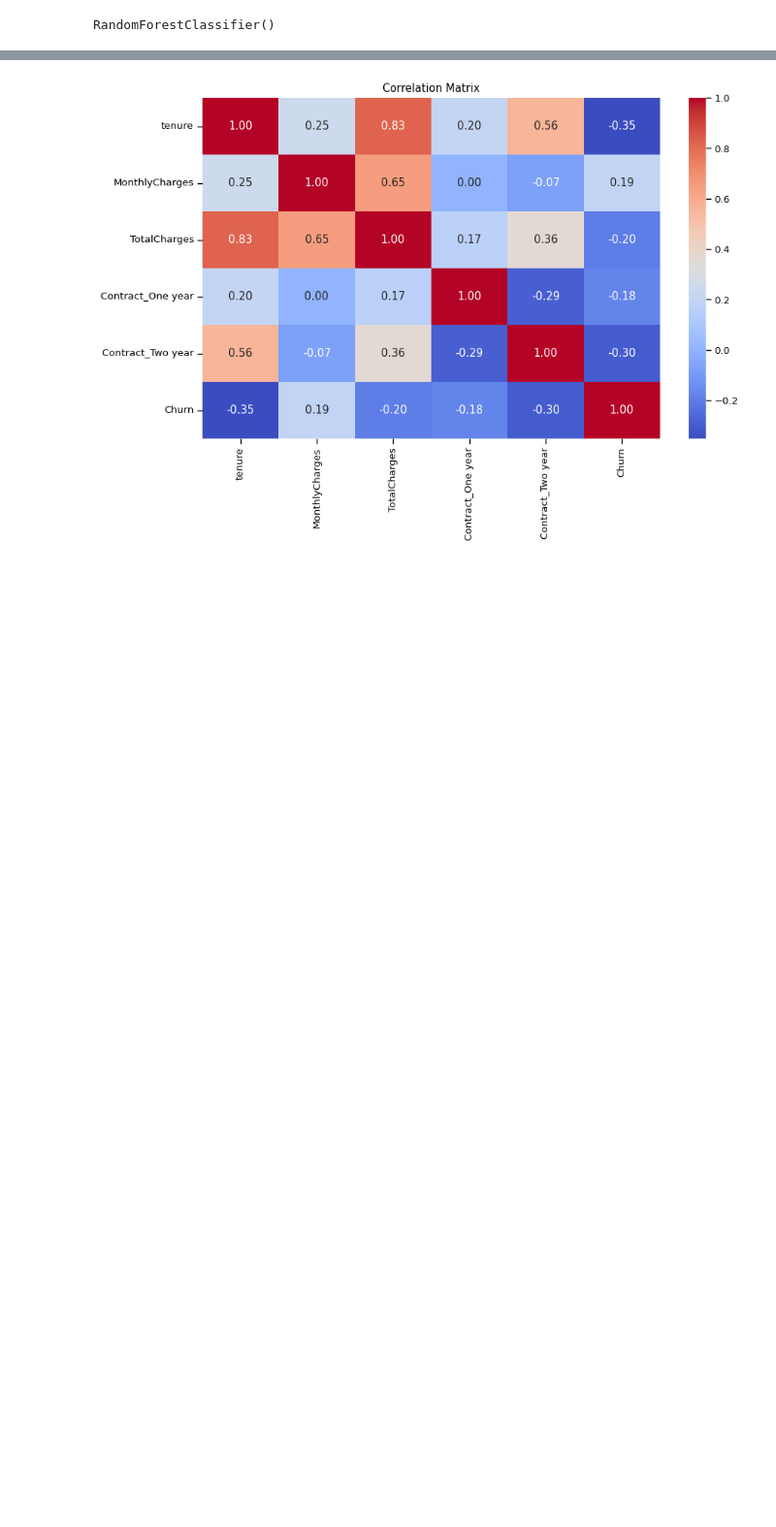
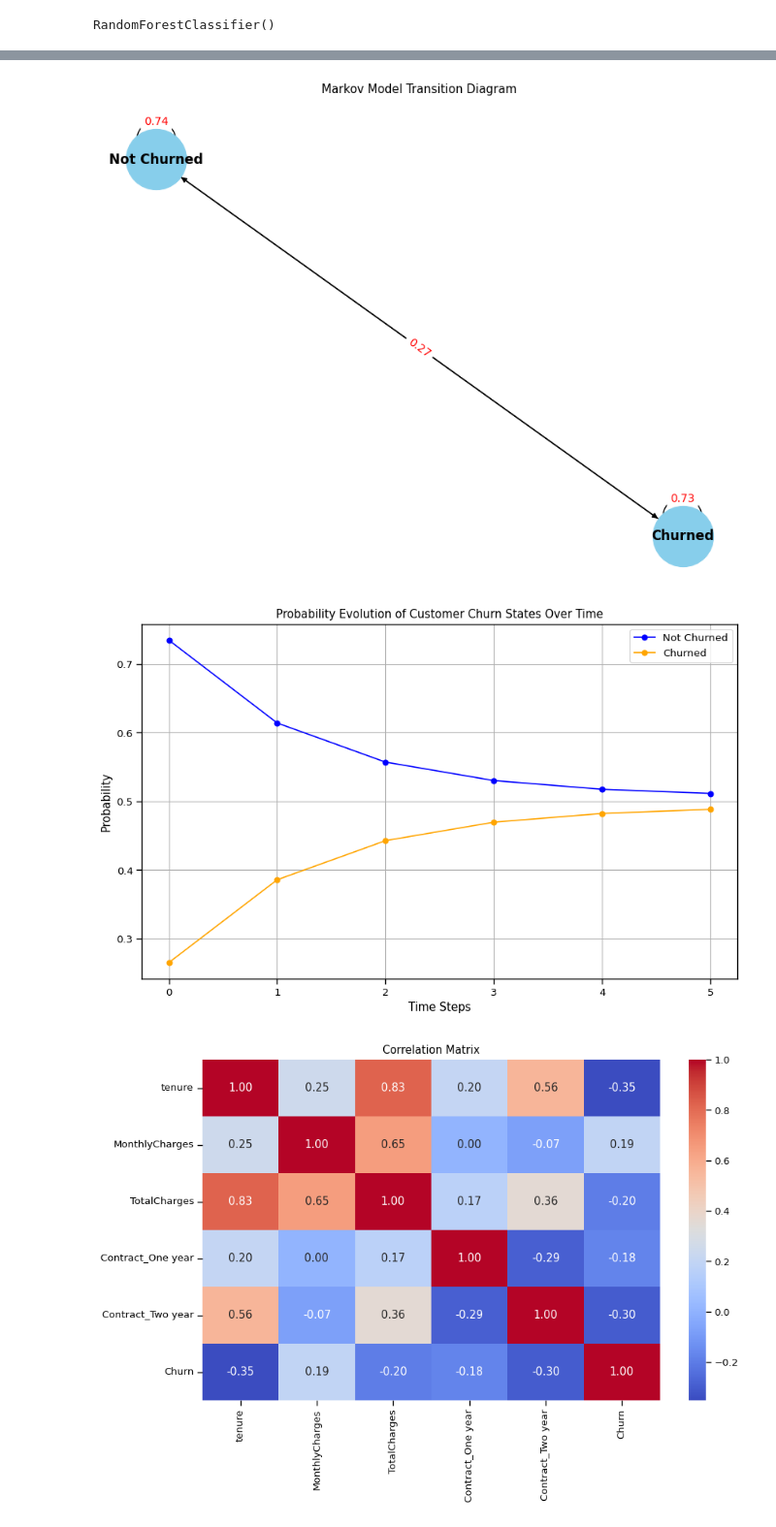
Before and after one commit to jojoshawer/girlsai, a Jupyter notebook: Untitled0.ipynb, the cells around one changed output, grey strips where cells are left out. Shown at 97% size. Drawn from its saved outputs; the diff is of its cells as text; code cells hidden in the pictures; blank space fills up the shorter version.

```diff
--- a/Untitled0.ipynb
+++ b/Untitled0.ipynb
@@ -623,7 +713,7 @@ df_filtered = df_filtered.dropna(subset=['Churn_Lag'])
 
 transition_matrix = pd.crosstab(df_filtered['Churn_Lag'], df_filtered['Churn'], normalize='index')
 
-transition_matrix.columns = ['Churned (next)', 'Not Churned(next)']
+transition_matrix.columns = ['Churned', 'Not Churned']
 transition_matrix.index = ['Churned (previous)', 'Not Churned (previous)']
 
 print("Transition Matrix:")
@@ -662,16 +752,12 @@ Churned    0.265408
 Name: proportion, dtype: float64
 # %%
 import numpy as np
-
-transition_matrix_np = transition_matrix.values
-
-initial_state_prob_np = initial_state_prob.values
-
 steps = 5
 
-state_vector = initial_state_prob_np
+state_vector = initial_state_prob
 
+# Calculate the distribution over time
 for i in range(steps):
-    state_vector = np.dot(state_vector, transition_matrix_np)
-    print(f"State distribution after {i+1} months: {state_vector}")
+    state_vector = np.dot(state_vector, transition_matrix)
+    print(f"State distribution after {i+1} months: Not Churned: {state_vector[0]:.4f}, Churned: {state_vector[1]:.4f}")
 # %% [output]
@@ -711,3 +834,58 @@ AUC-ROC: 0.8001555270322026
+# %%
+import numpy as np
+import pandas as pd
+import networkx as nx
+import matplotlib.pyplot as plt
+
+transition_matrix = np.array([
+    [0.7394, 0.2606],
+    [0.2672, 0.7328]
+])
+initial_state_prob = np.array([0.7346, 0.2654])
+
+
+G = nx.DiGraph()
+states = ["Not Churned", "Churned"]
+
+for i, state_from in enumerate(states):
+    for j, state_to in enumerate(states):
+        G.add_edge(state_from, state_to, weight=transition_matrix[i, j])
+
+
+plt.figure(figsize=(8, 6))
+pos = nx.spring_layout(G, seed=42)
+nx.draw(G, pos, with_labels=True, node_size=3000, node_color="skyblue", font_size=12, font_weight="bold")
+edge_labels = {(states[i], states[j]): f"{transition_matrix[i, j]:.2f}" for i in range(2) for j in range(2)}
+nx.draw_networkx_edge_labels(G, pos, edge_labels=edge_labels, font_color="red")
+plt.title("Markov Model Transition Diagram")
+plt.show()
+
+
+steps = 5
+state_probabilities = [initial_state_prob]
+current_state = initial_state_prob
+
+for _ in range(steps):
+    next_state = np.dot(current_state, transition_matrix)
+    state_probabilities.append(next_state)
+    current_state = next_state
+
+
+state_df = pd.DataFrame(state_probabilities, columns=states)
+state_df.index.name = "Steps"
+
+plt.figure(figsize=(10, 6))
+plt.plot(state_df.index, state_df["Not Churned"], label="Not Churned", marker='o', color='blue')
+plt.plot(state_df.index, state_df["Churned"], label="Churned", marker='o', color='orange')
+plt.xlabel("Time Steps")
+plt.ylabel("Probability")
+plt.title("Probability Evolution of Customer Churn States Over Time")
+plt.legend()
+plt.grid(True)
+plt.show()
+# %% [output]
+[figure, added]
+[figure, added]
 # %%
 import seaborn as sns
 import matplotlib.pyplot as plt
```
Also changed, not shown: parts of 6 cells of this notebook.
